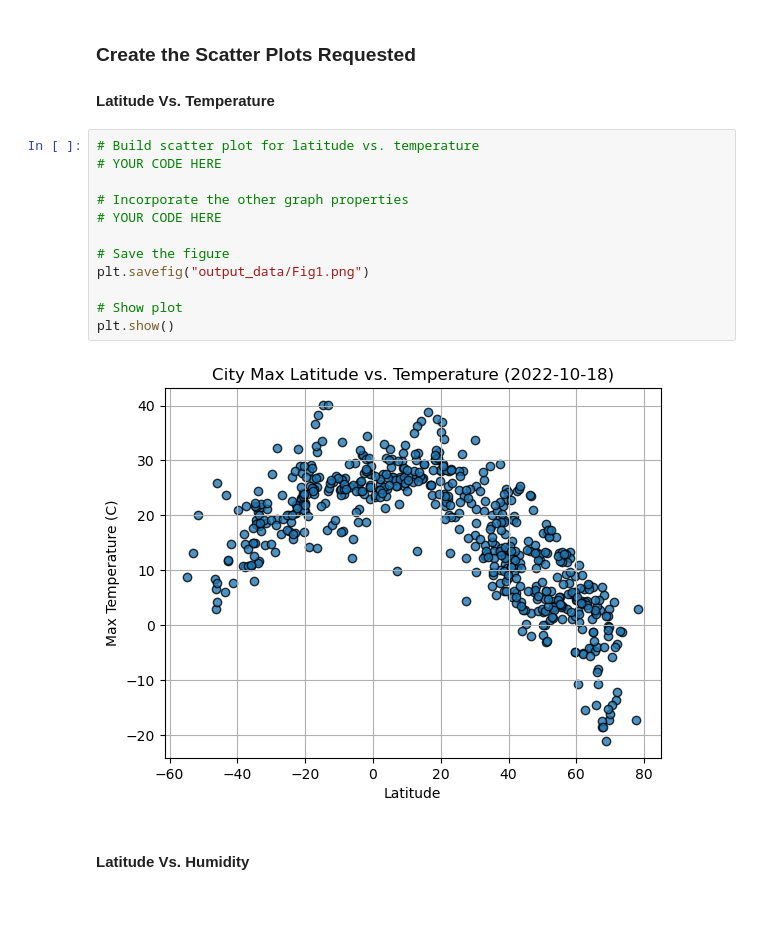
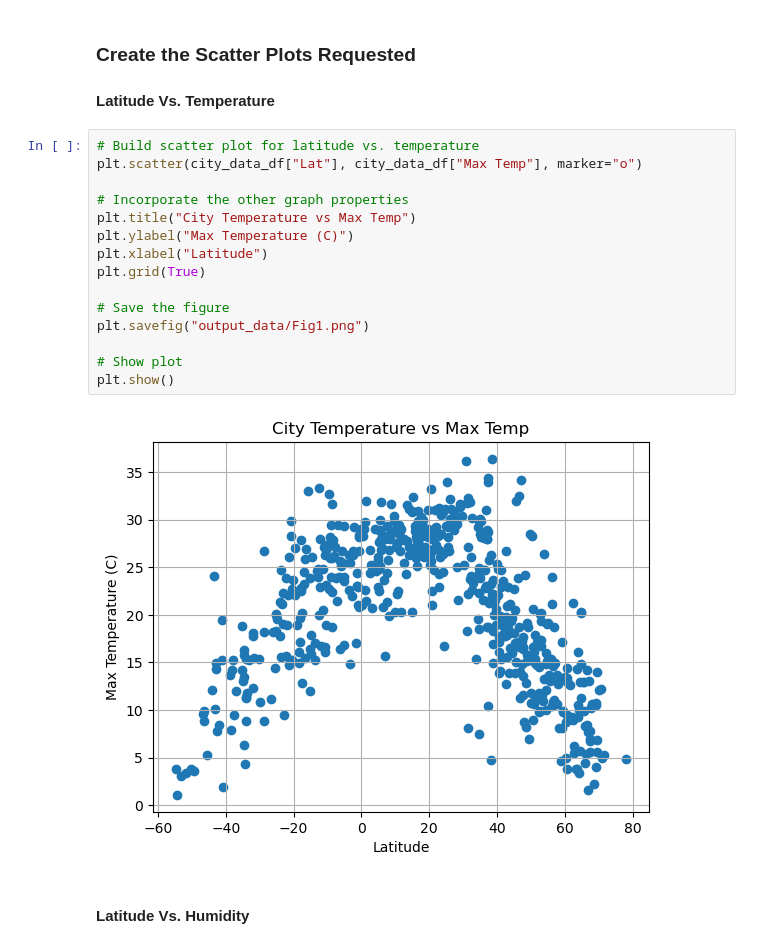
Before and after one commit to robinr1998/python-api-challenge, a Jupyter notebook: WeatherPy/WeatherPy.ipynb, the cells around one changed output. Saved outputs shown, nothing was run; the diff lists cells and outputs as text; blank space fills up the shorter version.

```diff
--- a/WeatherPy/WeatherPy.ipynb
+++ b/WeatherPy/WeatherPy.ipynb
@@ -189,18 +227,21 @@ city_data_df.head()
 #### Latitude Vs. Temperature
 # %%
 # Build scatter plot for latitude vs. temperature
-# YOUR CODE HERE
+plt.scatter(city_data_df["Lat"], city_data_df["Max Temp"], marker="o")
 
 # Incorporate the other graph properties
-# YOUR CODE HERE
+plt.title("City Temperature vs Max Temp")
+plt.ylabel("Max Temperature (C)")
+plt.xlabel("Latitude")
+plt.grid(True)
 
 # Save the figure
 plt.savefig("output_data/Fig1.png")
 
 # Show plot
 plt.show()
 # %% [output]
-[figure, old version]
+[figure, new version]
 # %% [markdown]
 #### Latitude Vs. Humidity
 # %%
```
Also changed, not shown: parts of 45 cells of this notebook, 6 other files.
